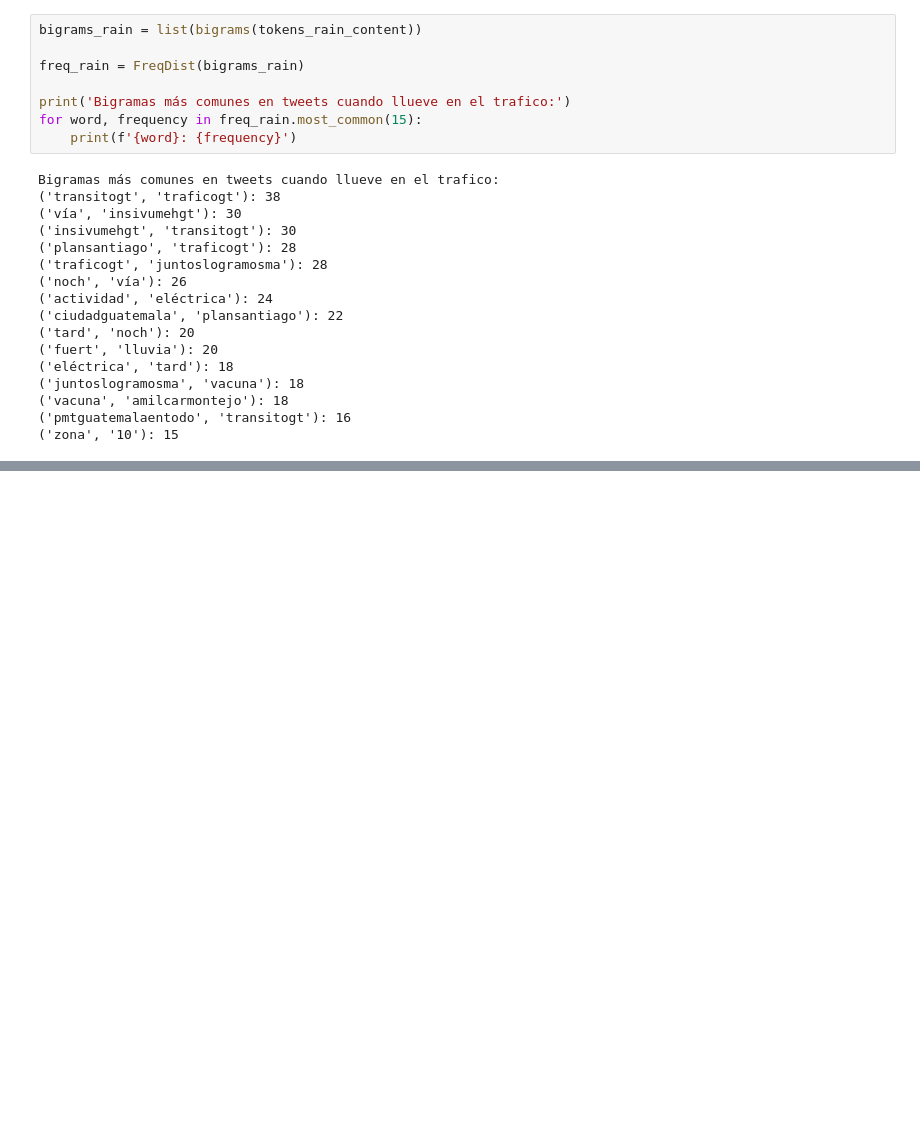
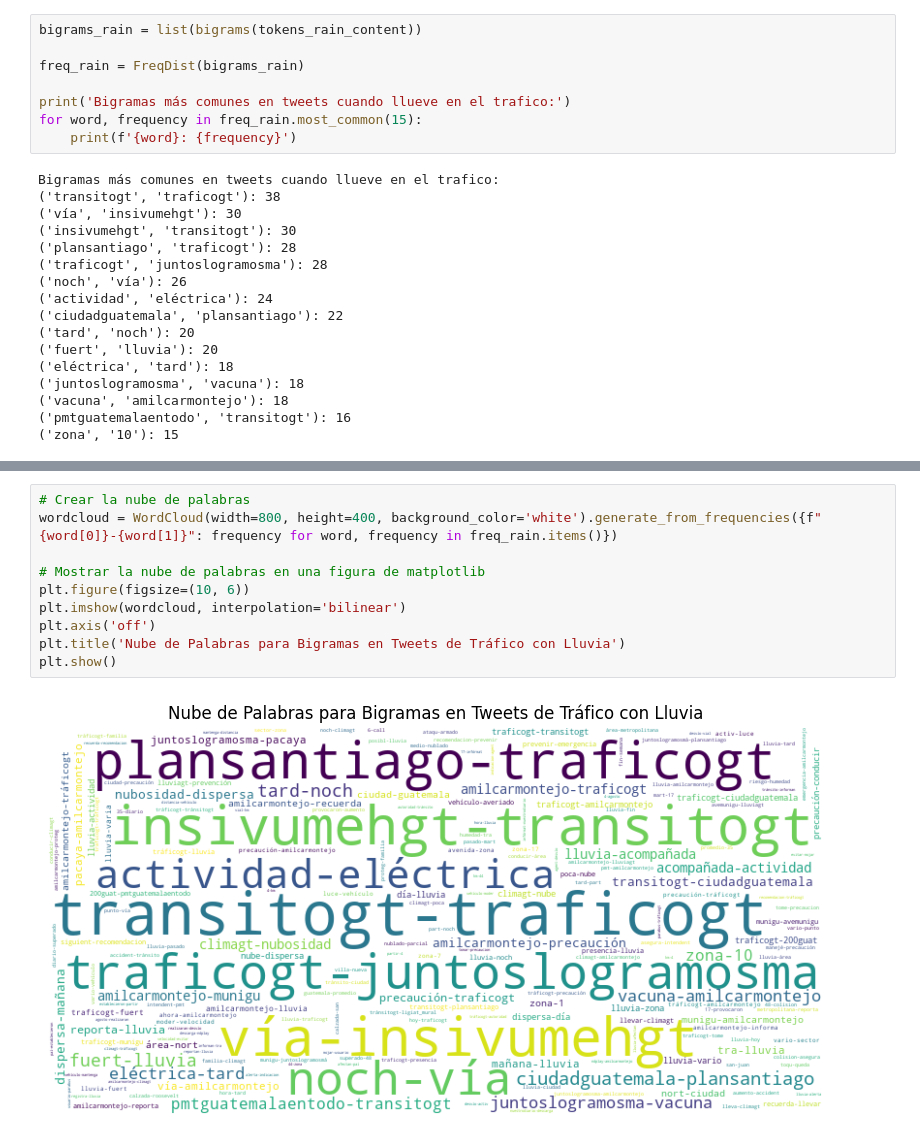
Before and after one commit to CrisLayB/DataScience_Lab06, a Jupyter notebook: Lab6Problema1.ipynb, the cells around one changed output, grey strips where cells are left out. Drawn from its saved outputs; the diff is of its cells as text; blank space fills up the shorter version.

```diff
--- a/Lab6Problema1.ipynb
+++ b/Lab6Problema1.ipynb
@@ -970,0 +1006,12 @@ Bigramas más comunes en tweets cuando llueve en el trafico:
+# %%
+# Crear la nube de palabras
+wordcloud = WordCloud(width=800, height=400, background_color='white').generate_from_frequencies({f"{word[0]}-{word[1]}": frequency for word, frequency in freq_rain.items()})
+
+# Mostrar la nube de palabras en una figura de matplotlib
+plt.figure(figsize=(10, 6))
+plt.imshow(wordcloud, interpolation='bilinear')
+plt.axis('off')
+plt.title('Nube de Palabras para Bigramas en Tweets de Tráfico con Lluvia')
+plt.show()
+# %% [output]
+[figure, added]
```
Also changed, not shown: parts of 10 cells of this notebook.
